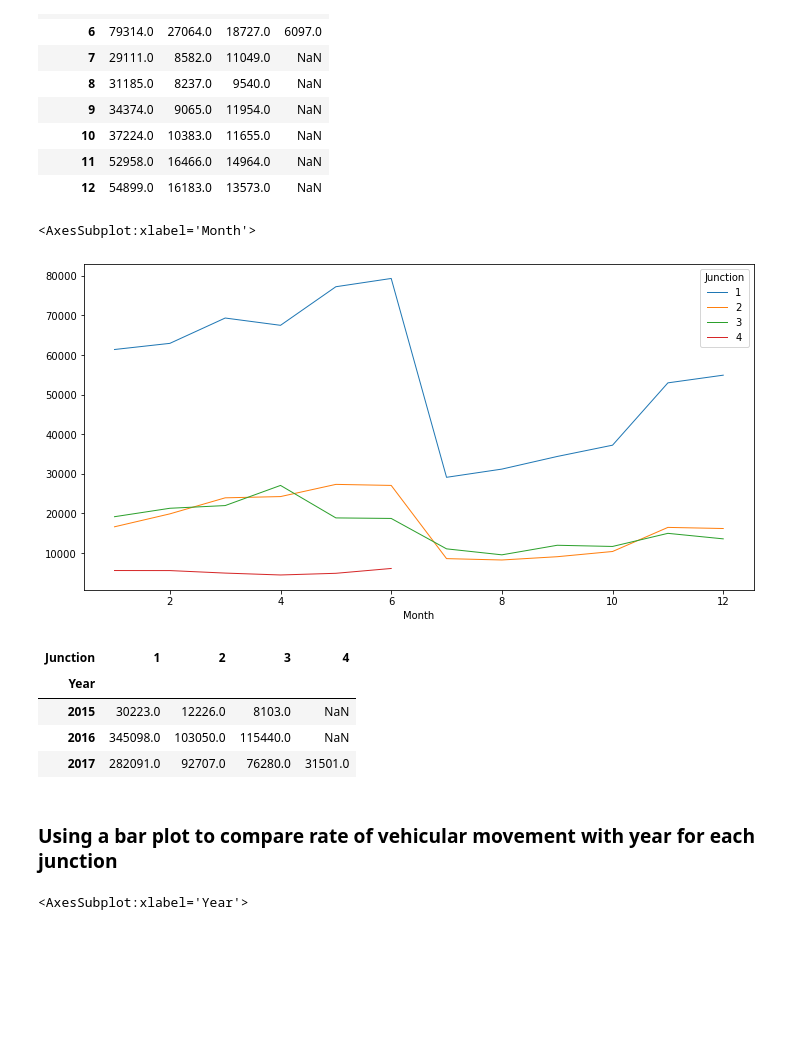
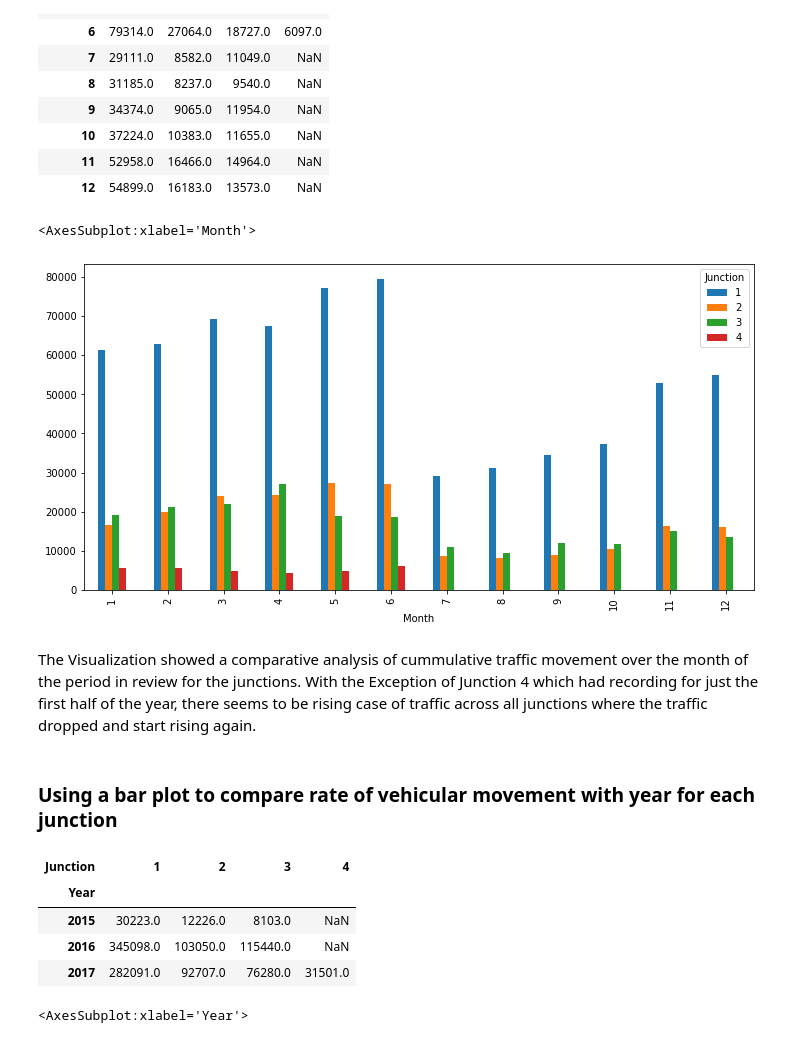
Before and after one commit to Chisomnwa/Traffic_Analysis_and_Prediction, a Jupyter notebook: Traffic_Prediction_EDA.ipynb, the cells around one changed output. Cells and saved outputs as stored; diff of their text form; code cells hidden in the pictures; blank space fills up the shorter version.

```diff
--- a/Traffic_Prediction_EDA.ipynb
+++ b/Traffic_Prediction_EDA.ipynb
@@ -194,10 +202,14 @@ df_month
 | 11 | 52958.0 | 16466.0 | 14964.0 | NaN |
 | 12 | 54899.0 | 16183.0 | 13573.0 | NaN |
 # %%
-df_month.plot(kind='line', linewidth=1.0, figsize=(12, 6))
+df_month.plot(kind='bar', linewidth=1.0, figsize=(12, 6))
 # %% [output]
 <AxesSubplot:xlabel='Month'>
-[figure, old version]
+[figure, new version]
+# %% [markdown]
+The Visualization showed a comparative analysis of cummulative traffic movement over the month of the period in review for the junctions. With the Exception of Junction 4 which had recording for just the first half of the year, there seems to be rising case of traffic across all junctions where the traffic dropped and start rising again.
+# %% [markdown]
+### Using a bar plot to compare rate of vehicular movement with year for each junction
 # %%
 df_year = df.pivot_table(index = 'Year', columns = 'Junction', values = 'Vehicles', aggfunc = sum)
 df_year
@@ -207,8 +219,6 @@ df_year
 | 2015 | 30223.0 | 12226.0 | 8103.0 | NaN |
 | 2016 | 345098.0 | 103050.0 | 115440.0 | NaN |
 | 2017 | 282091.0 | 92707.0 | 76280.0 | 31501.0 |
-# %% [markdown]
-### Using a bar plot to compare rate of vehicular movement with year for each junction
 # %%
 df_year.plot(kind='bar', linewidth=1.0, figsize=(12, 6))
 # %% [output]
```
Also changed, not shown: parts of 22 cells of this notebook, 38 other files.
